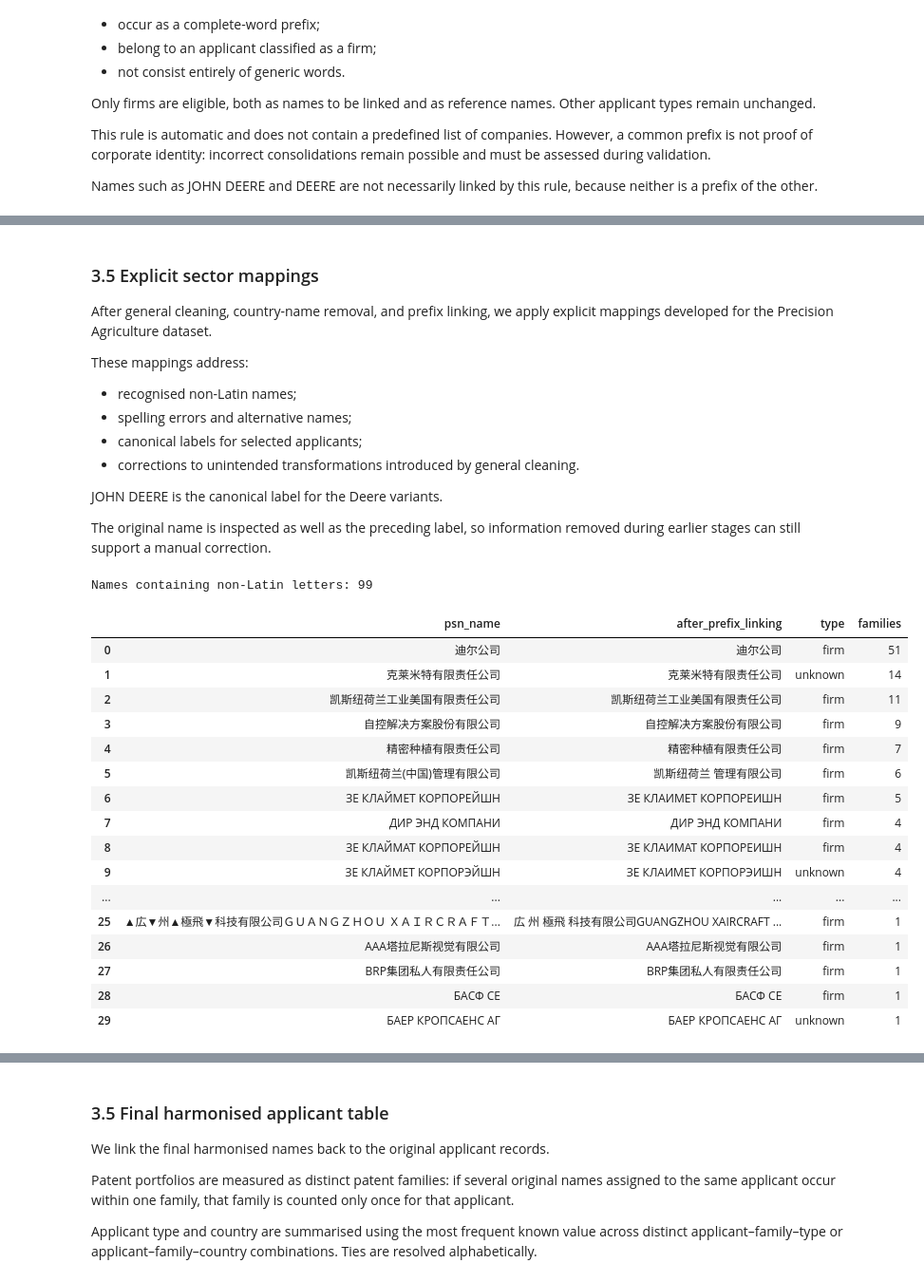
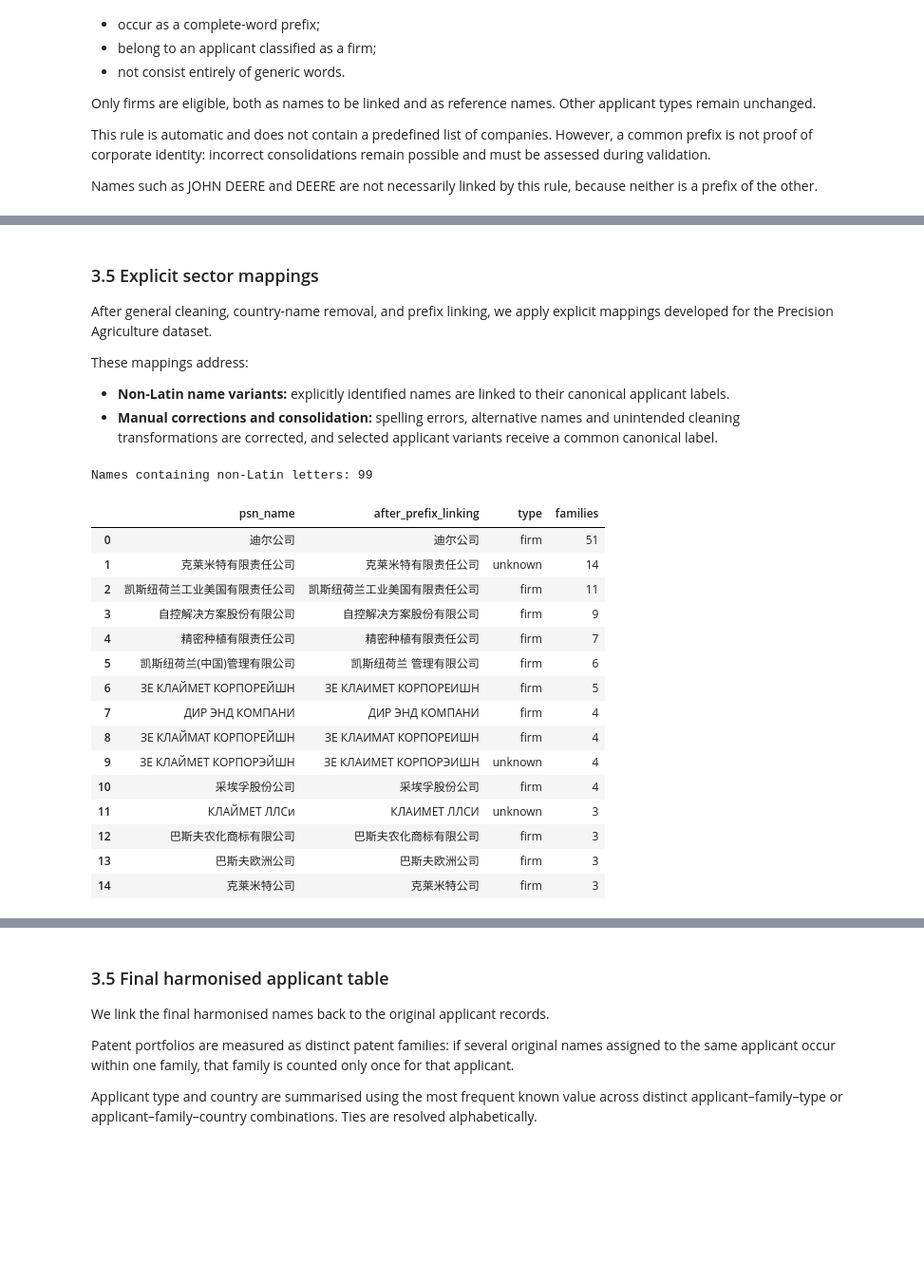
Before and after one commit to AriGBi/team-38-PrecisionAgriculture, a Jupyter notebook: notebooks/Step2_ComparativeAnalisys_Final.ipynb, the cells around one changed output, grey strips where cells are left out. Shown at 95% size. Cells and saved outputs as stored; diff of their text form; code cells hidden in the pictures; blank space fills up the shorter version.

Commit message:
Update Step 2 analysis and harmonisation audits

```diff
--- a/notebooks/Step2_ComparativeAnalisys_Final.ipynb
+++ b/notebooks/Step2_ComparativeAnalisys_Final.ipynb
@@ -555,8 +478,7 @@ ordered_countries = sorted(COUNTRY_EXPRESSIONS,key=lambda value: (-len(value.spl
 FINAL_COUNTRY_PATTERN = re.compile(
     r"(?<!\w)(?:"
     + "|".join(re.escape(value) for value in ordered_countries)
-    + r")$"
-)
+    + r")$")
 
 
 def remove_country_suffix(cleaned_name):
@@ -569,8 +491,7 @@ def remove_country_suffix(cleaned_name):
         if match is None:
             break
         candidate = text[:match.start()].strip()
-        # Preserve names that would become empty or purely numeric.
-        if not candidate or not any(c.isalpha() for c in candidate):
+        if not candidate or not any(c.isalpha() for c in candidate): # preserve names that would become empty or purely numeric.
             break
         text = candidate
     return text
@@ -596,7 +517,7 @@ country_changes = (
     .reset_index(drop=True))
 
 print(f"Original-name rows changed: {len(country_changes):,}")
-display(country_changes[["cleaned_name", "after_country_removal", "families"]].head(15))
+display(country_changes[["cleaned_name", "after_country_removal", "families"]].iloc[5:15])
 # %% [output]
 Original-name rows changed: 27
 |  | cleaned_name | after_country_removal | families |
@@ -639,35 +555,21 @@ Names such as JOHN DEERE and DEERE are not necessarily linked by this rule,
 because neither is a prefix of the other.
 # %%
 EXCEPTIONS = {
-    "GENERAL", "INTERNATIONAL", "NATIONAL", "UNITED",
-    "TECHNOLOGY", "TECHNOLOGIES", "SYSTEMS",
-    "SCIENCE", "SCIENCES", "RESEARCH", "INDUSTRIAL",
-    "INDUSTRIES", "ENGINEERING", "AGRICULTURE",
-    "AGRICULTURAL", "GROUP", "HOLDINGS",
-    "UNIVERSITY", "INSTITUTE", "CENTER", "CENTRE",
-    "CHINA", "CHINESE", "AMERICAN",
-}
-
+    "GENERAL", "INTERNATIONAL", "NATIONAL", "UNITED","TECHNOLOGY", "TECHNOLOGIES", "SYSTEMS",
+    "SCIENCE", "SCIENCES", "RESEARCH", "INDUSTRIAL","INDUSTRIES", "ENGINEERING", "AGRICULTURE",
+    "AGRICULTURAL", "GROUP", "HOLDINGS","UNIVERSITY", "INSTITUTE", "CENTER", "CENTRE",
+    "CHINA", "CHINESE", "AMERICAN",}
 
 def build_firm_prefix_map(firm_names):
     """Link firm names to existing complete-word firm prefixes."""
-    names = {
-        str(name).strip()
-        for name in firm_names
-        if pd.notna(name) and str(name).strip()}
-
-    anchors = {
-        name for name in names
-        if len(name) >= 3
-        and not all( word in EXCEPTIONS for word in name.split())}
+    names = {str(name).strip() for name in firm_names if pd.notna(name) and str(name).strip()}
+    anchors = {name for name in names if len(name) >= 3 and not all( word in EXCEPTIONS for word in name.split())}
 
     mapping = {}
-
     for name in sorted(names):
         words = name.split()
         target = name
-
-        # Prefer the shortest eligible existing prefix.
+        # prefer the shortest eligible existing prefix.
         for length in range(1, len(words)):
             prefix = " ".join(words[:length])
             if prefix in anchors:
@@ -678,13 +580,10 @@ def build_firm_prefix_map(firm_names):
 
 
 firm_mask = name_audit["type"].eq("firm")
-
 prefix_map = build_firm_prefix_map(name_audit.loc[firm_mask, "after_country_removal"])
 
 name_audit["after_prefix_linking"] = (name_audit["after_country_removal"])
-
-name_audit.loc[firm_mask, "after_prefix_linking"] = (
-    name_audit.loc[firm_mask, "after_country_removal"].map(prefix_map))
+name_audit.loc[firm_mask, "after_prefix_linking"] = (name_audit.loc[firm_mask, "after_country_removal"].map(prefix_map))
 
 prefix_changes = (
     name_audit.loc[
@@ -701,7 +600,7 @@ print(f"Original-name rows changed: {len(prefix_changes):,}")
 display(
     prefix_changes
     .drop_duplicates(["after_country_removal", "after_prefix_linking"])
-    [["after_country_removal", "after_prefix_linking", "families"]].head(20).reset_index(drop=True))
+    [["after_country_removal", "after_prefix_linking", "families"]].head(10).reset_index(drop=True))
 # %% [output]
 Original-name rows changed: 61
 |  | after_country_removal | after_prefix_linking | families |
@@ -754,51 +621,46 @@ After general cleaning, country-name removal, and prefix linking, we apply
 explicit mappings developed for the Precision Agriculture dataset.
 
 These mappings address:
-- recognised non-Latin names;
-- spelling errors and alternative names;
-- canonical labels for selected applicants;
-- corrections to unintended transformations introduced by general cleaning.
-
-JOHN DEERE is the canonical label for the Deere variants.
-
-The original name is inspected as well as the preceding label, so information
-removed during earlier stages can still support a manual correction.
+- **Non-Latin name variants:** explicitly identified names are linked
+  to their canonical applicant labels.
+- **Manual corrections and consolidation:** spelling errors, alternative
+  names and unintended cleaning transformations are corrected, and
+  selected applicant variants receive a common canonical label.
 # %%
 def contains_non_latin_letters(name):
     return any(
         character.isalpha()
         and "LATIN" not in unicodedata.name(character, "")
         for character in str(name))
 
 non_latin_names = (
     name_audit.loc[
         name_audit["psn_name"].map(contains_non_latin_letters),
         ["psn_name", "after_prefix_linking", "type", "families"],
     ].sort_values("families", ascending=False).reset_index(drop=True))
 
 print(f"Names containing non-Latin letters: {len(non_latin_names):,}")
 
 with pd.option_context("display.max_rows", None,"display.max_colwidth", None,):
-    display(non_latin_names.head(30))
+    display(non_latin_names.head(15))
 # %% [output]
 Names containing non-Latin letters: 99
 |  | psn_name | after_prefix_linking | type | families |
 | 0 | 迪尔公司 | 迪尔公司 | firm | 51 |
 | 1 | 克莱米特有限责任公司 | 克莱米特有限责任公司 | unknown | 14 |
 | 2 | 凯斯纽荷兰工业美国有限责任公司 | 凯斯纽荷兰工业美国有限责任公司 | firm | 11 |
 | 3 | 自控解决方案股份有限公司 | 自控解决方案股份有限公司 | firm | 9 |
 | 4 | 精密种植有限责任公司 | 精密种植有限责任公司 | firm | 7 |
 | 5 | 凯斯纽荷兰(中国)管理有限公司 | 凯斯纽荷兰 管理有限公司 | firm | 6 |
 | 6 | ЗЕ КЛАЙМЕТ КОРПОРЕЙШН | ЗЕ КЛАИМЕТ КОРПОРЕИШН | firm | 5 |
 | 7 | ДИР ЭНД КОМПАНИ | ДИР ЭНД КОМПАНИ | firm | 4 |
 | 8 | ЗЕ КЛАЙМАТ КОРПОРЕЙШН | ЗЕ КЛАИМАТ КОРПОРЕИШН | firm | 4 |
 | 9 | ЗЕ КЛАЙМЕТ КОРПОРЭЙШН | ЗЕ КЛАИМЕТ КОРПОРЭИШН | unknown | 4 |
-| ... | ... | ... | ... | ... |
-| 25 | ▲広▼州▲極飛▼科技有限公司ＧＵＡＮＧＺＨＯＵ ＸＡＩＲＣＲＡＦＴ... | 広 州 極飛 科技有限公司GUANGZHOU XAIRCRAFT ... | firm | 1 |
-| 26 | AAA塔拉尼斯视觉有限公司 | AAA塔拉尼斯视觉有限公司 | firm | 1 |
-| 27 | BRP集团私人有限责任公司 | BRP集团私人有限责任公司 | firm | 1 |
-| 28 | БАСФ СЕ | БАСФ СЕ | firm | 1 |
-| 29 | БАЕР КРОПСАЕНС АГ | БАЕР КРОПСАЕНС АГ | unknown | 1 |
+| 10 | 采埃孚股份公司 | 采埃孚股份公司 | firm | 4 |
+| 11 | КЛАЙМЕТ ЛЛСи | КЛАИМЕТ ЛЛСИ | unknown | 3 |
+| 12 | 巴斯夫农化商标有限公司 | 巴斯夫农化商标有限公司 | firm | 3 |
+| 13 | 巴斯夫欧洲公司 | 巴斯夫欧洲公司 | firm | 3 |
+| 14 | 克莱米特公司 | 克莱米特公司 | firm | 3 |
 # %%
 # Non-Latin names inherited from the previous sector implementation.
 NON_LATIN_NAMES = {
```
Also changed, not shown: parts of 24 cells of this notebook, 5 other files.
